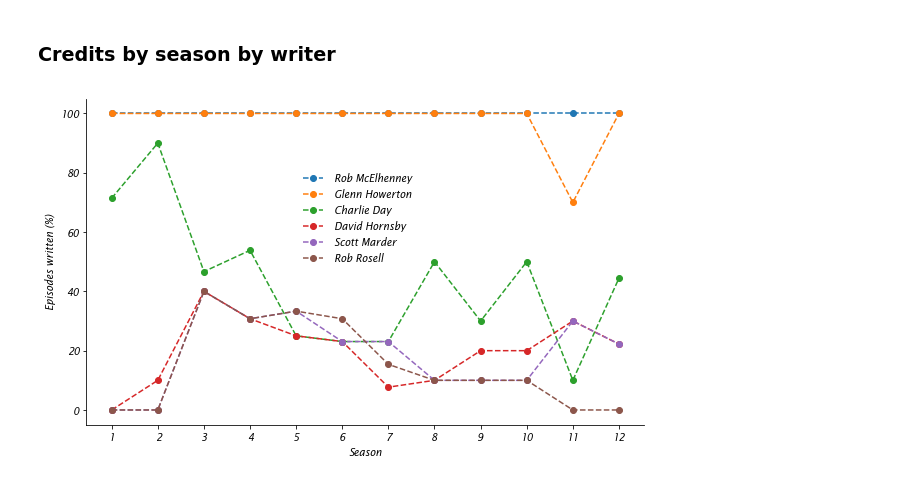
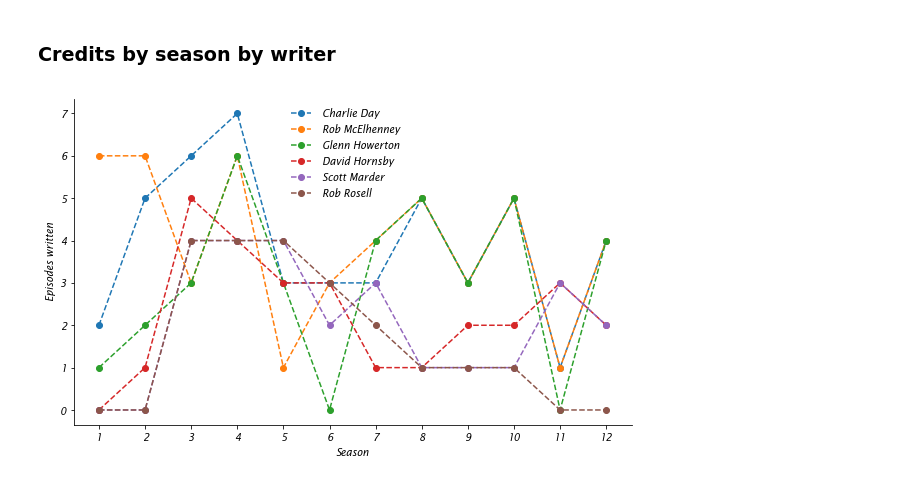
Before and after one commit to shep312/IASIP-analysis, a Jupyter notebook: always-sunny.ipynb, the cells around one changed output. Saved outputs shown, nothing was run; the diff lists cells and outputs as text; code cells hidden in the pictures.

Commit message:
carried fix over to season plot

```diff
--- a/always-sunny.ipynb
+++ b/always-sunny.ipynb
@@ -164,24 +164,20 @@ plt.show()
 # Sum by season
 season_credits = df.groupby('Season')[top_writer_cols[:6]].sum()
 season_credits.columns = [col[:-len(' credited flag')] for col in season_credits.columns]
-
-# Convert to percentage (Rob McElhenney wrote them all)
-season_credits = 100 * season_credits.divide(season_credits[' Rob McElhenney'], axis=0)
-# season_credits.reset_index().melt(id_vars='Season', var_name='Writer', value_name='Credit percentage')
 # %%
 fig, ax = plt.subplots(1, 1, figsize=[10, 6])
 
 for col in season_credits.columns:
     ax.plot(season_credits.index, season_credits[col], label=col, marker='o', linestyle='--')
 
 ax.set_xticks(season_credits.index)
 
 ax.spines['top'].set_visible(False)
 ax.spines['right'].set_visible(False)
 ax.set_xlabel('Season')
-ax.set_ylabel('Episodes written (%)')
+ax.set_ylabel('Episodes written')
 
-ax.legend(frameon=False, loc='upper right', bbox_to_anchor=(0.6, 0.8))
+ax.legend(frameon=False, loc='upper right', bbox_to_anchor=(0.6, 1))
 plt.show()
 # %% [output]
-[figure, old version]
+[figure, new version]
```
